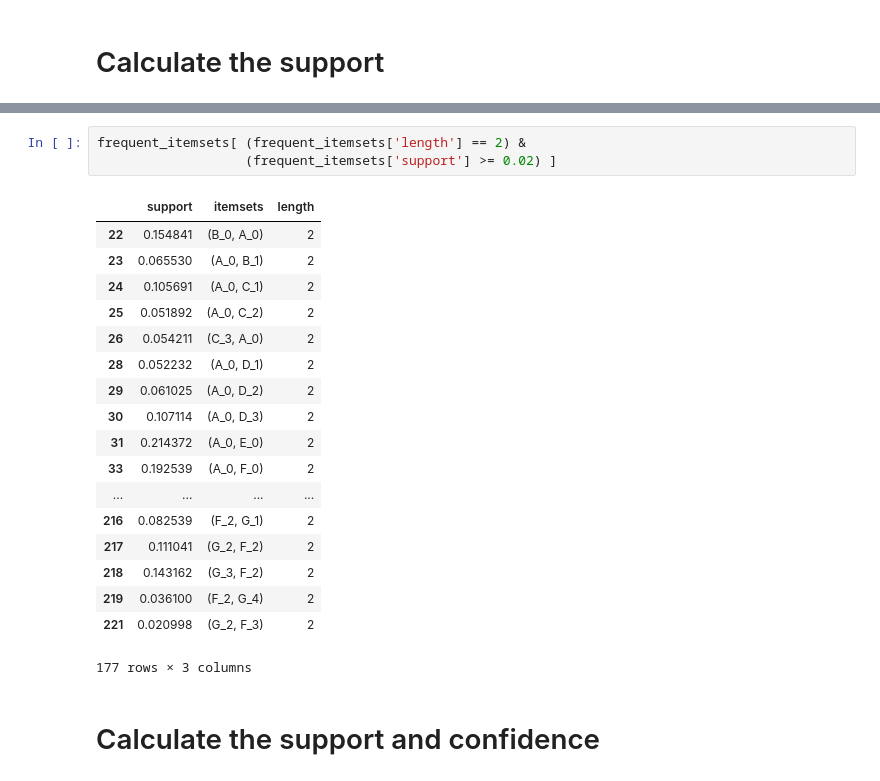
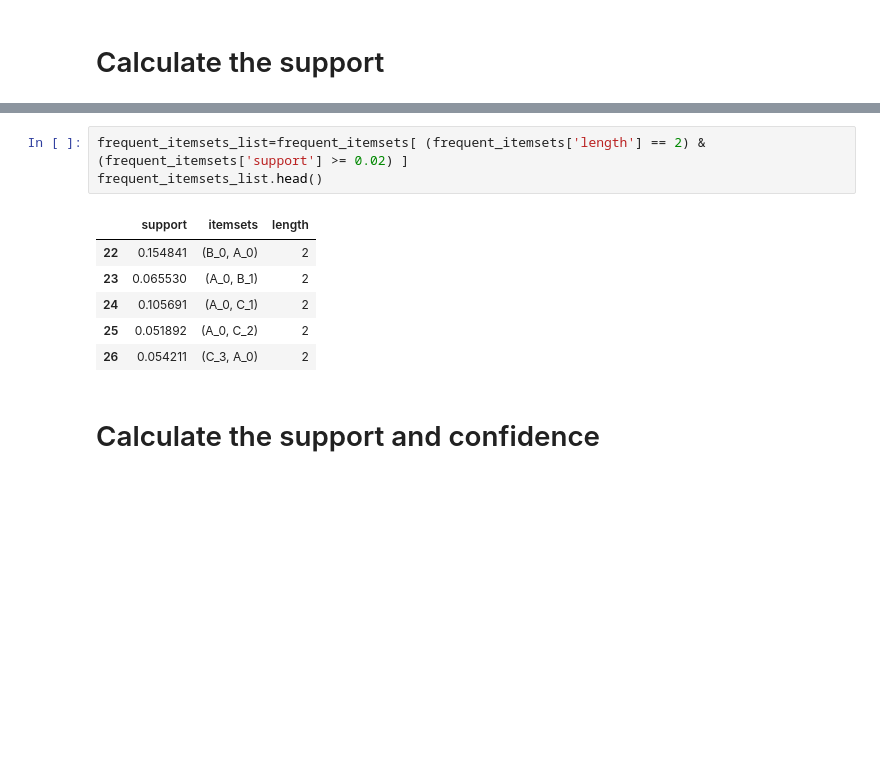
Before and after one commit to Michael-YongWang/MMA_Share, a Jupyter notebook: MMA831Project_AssociationRules.ipynb, the cells around one changed output, grey strips where cells are left out. Drawn from its saved outputs; the diff is of its cells as text; blank space fills up the shorter version.

```diff
--- a/MMA831Project_AssociationRules.ipynb
+++ b/MMA831Project_AssociationRules.ipynb
@@ -146,27 +118,15 @@ Wall time: 23.6 s
 | 7993 | 0.001278 | (A_2, C_4, E_1, G_2, D_3, F_0, B_1) | 7 |
 | 7994 | 0.001072 | (A_2, C_4, G_3, E_1, D_3, F_2, B_1) | 7 |
 # %%
-frequent_itemsets[ (frequent_itemsets['length'] == 2) &
-                   (frequent_itemsets['support'] >= 0.02) ]
+frequent_itemsets_list=frequent_itemsets[ (frequent_itemsets['length'] == 2) & (frequent_itemsets['support'] >= 0.02) ]
+frequent_itemsets_list.head()
 # %% [output]
 |  | support | itemsets | length |
 | 22 | 0.154841 | (B_0, A_0) | 2 |
 | 23 | 0.065530 | (A_0, B_1) | 2 |
 | 24 | 0.105691 | (A_0, C_1) | 2 |
 | 25 | 0.051892 | (A_0, C_2) | 2 |
 | 26 | 0.054211 | (C_3, A_0) | 2 |
-| 28 | 0.052232 | (A_0, D_1) | 2 |
-| 29 | 0.061025 | (A_0, D_2) | 2 |
-| 30 | 0.107114 | (A_0, D_3) | 2 |
-| 31 | 0.214372 | (A_0, E_0) | 2 |
-| 33 | 0.192539 | (A_0, F_0) | 2 |
-| ... | ... | ... | ... |
-| 216 | 0.082539 | (F_2, G_1) | 2 |
-| 217 | 0.111041 | (G_2, F_2) | 2 |
-| 218 | 0.143162 | (G_3, F_2) | 2 |
-| 219 | 0.036100 | (F_2, G_4) | 2 |
-| 221 | 0.020998 | (G_2, F_3) | 2 |
-177 rows × 3 columns
 # %% [markdown]
 # Calculate the support and confidence
 # %%
```
Also changed, not shown: parts of 10 cells of this notebook.
